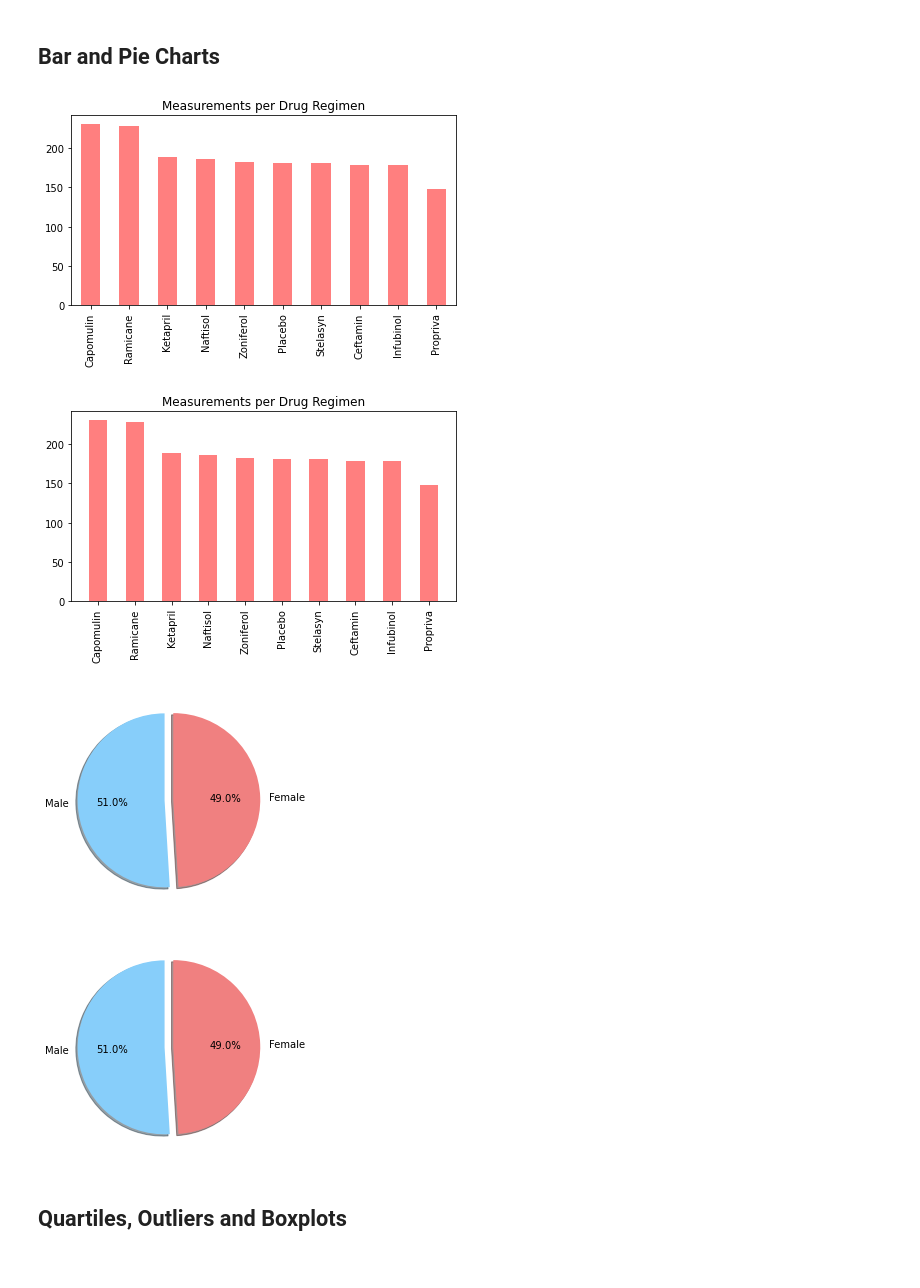
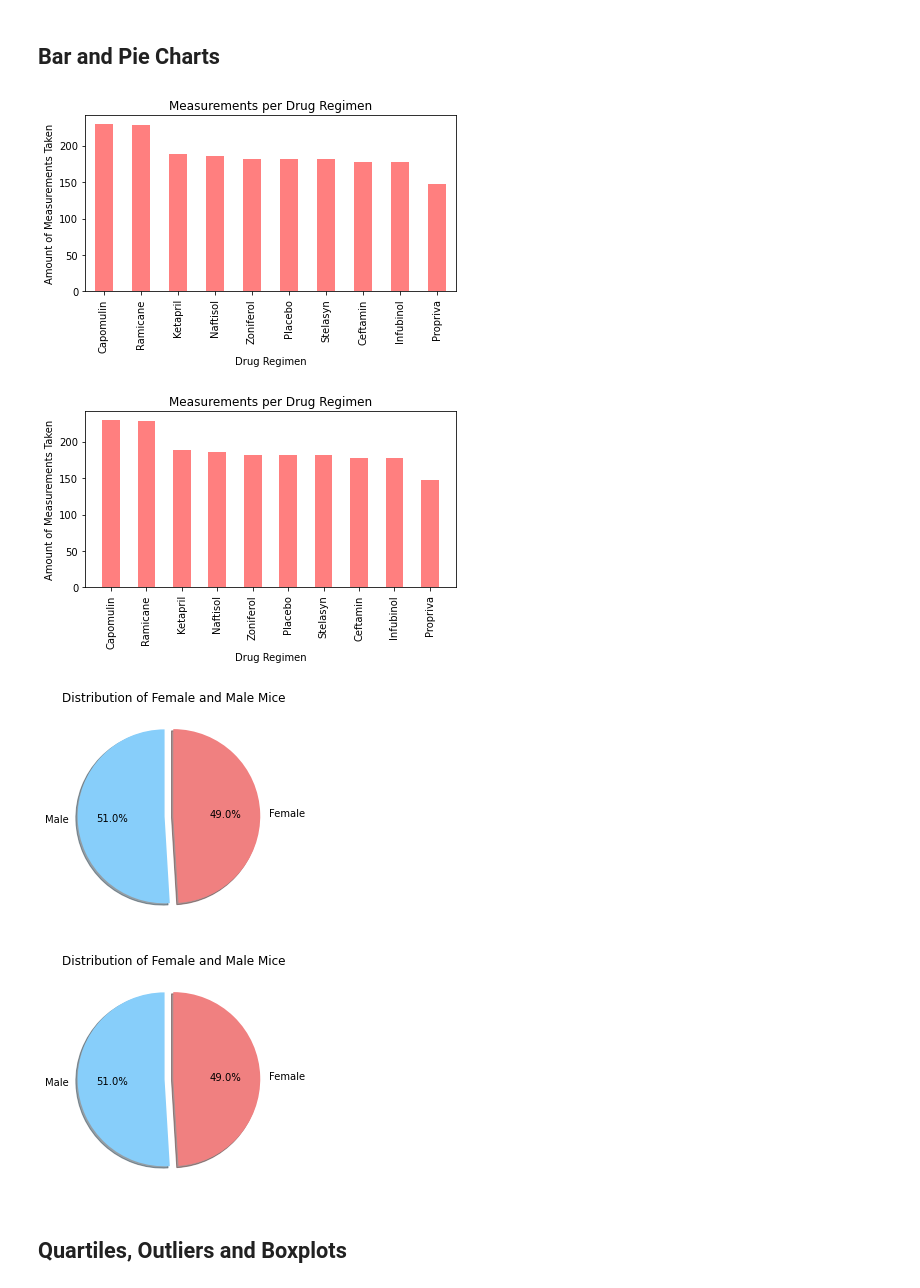
Before and after one commit to pammeyer80/matplotlib-challenge, a Jupyter notebook: Pymaceuticals/pymaceuticals_starter.ipynb, the cells around one changed output. Drawn from its saved outputs; the diff is of its cells as text; code cells hidden in the pictures.

```diff
--- a/Pymaceuticals/pymaceuticals_starter.ipynb
+++ b/Pymaceuticals/pymaceuticals_starter.ipynb
@@ -140,10 +142,12 @@ drug_counts_df = pd.DataFrame(mouse_results_df["Drug Regimen"].value_counts())
 drug_counts_df.plot(kind="bar", color="r", alpha=0.5, align="center", legend=False, width=.5)
 
 plt.title("Measurements per Drug Regimen")
+plt.ylabel("Amount of Measurements Taken")
+plt.xlabel("Drug Regimen")
 plt.tight_layout()
 plt.show()
 # %% [output]
-[figure, old version]
+[figure, new version]
 # %%
 # Generate a bar plot showing the total number of measurements taken on each drug regimen using pyplot.
 x_axis = drug_counts_df.index
@@ -152,21 +156,24 @@ plt.bar(x_axis, drug_counts_df["Drug Regimen"], color="r", alpha=0.5, align = "c
 
 plt.title("Measurements per Drug Regimen")
 plt.xticks(rotation="vertical")
+plt.ylabel("Amount of Measurements Taken")
+plt.xlabel("Drug Regimen")
 plt.tight_layout()
 plt.show()
 # %% [output]
-[figure, old version]
+[figure, new version]
 # %%
 # Generate a pie plot showing the distribution of female versus male mice using pandas
 gender_df = pd.DataFrame(mouse_results_df["Sex"].value_counts())
 colors = ["lightskyblue", "lightcoral"]
 explode = (0.1, 0)
 
 gender_df.plot(kind="pie", y="Sex", explode=explode, colors=colors, autopct="%1.1f%%", shadow=True, startangle=90, legend=False)
 plt.axis("off")
+plt.title(f"Distribution of Female and Male Mice")
 plt.show()
 # %% [output]
-[figure, old version]
+[figure, new version]
 # %%
 # Generate a pie plot showing the distribution of female versus male mice using pyplot
 labels = gender_df.index
@@ -175,9 +182,10 @@ counts = gender_df["Sex"]
 plt.pie(counts, explode=explode, labels=labels, colors=colors, autopct="%1.1f%%", shadow=True, startangle=90)
 
 plt.axis("off")
+plt.title(f"Distribution of Female and Male Mice")
 plt.show()
 # %% [output]
-[figure, old version]
+[figure, new version]
 # %% [markdown]
 ## Quartiles, Outliers and Boxplots
 # %%
```
Also changed, not shown: parts of 10 cells of this notebook, 2 other files.
